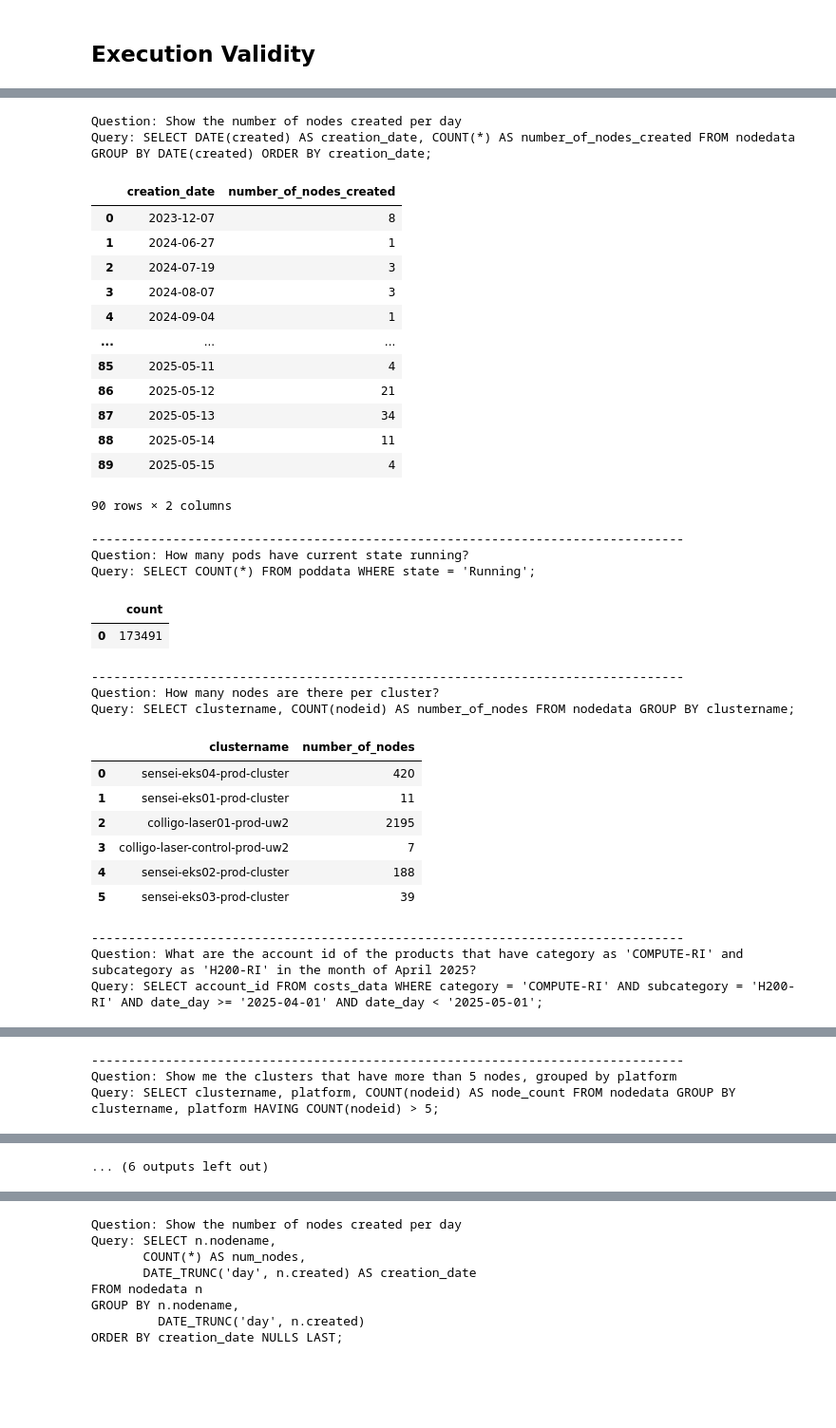
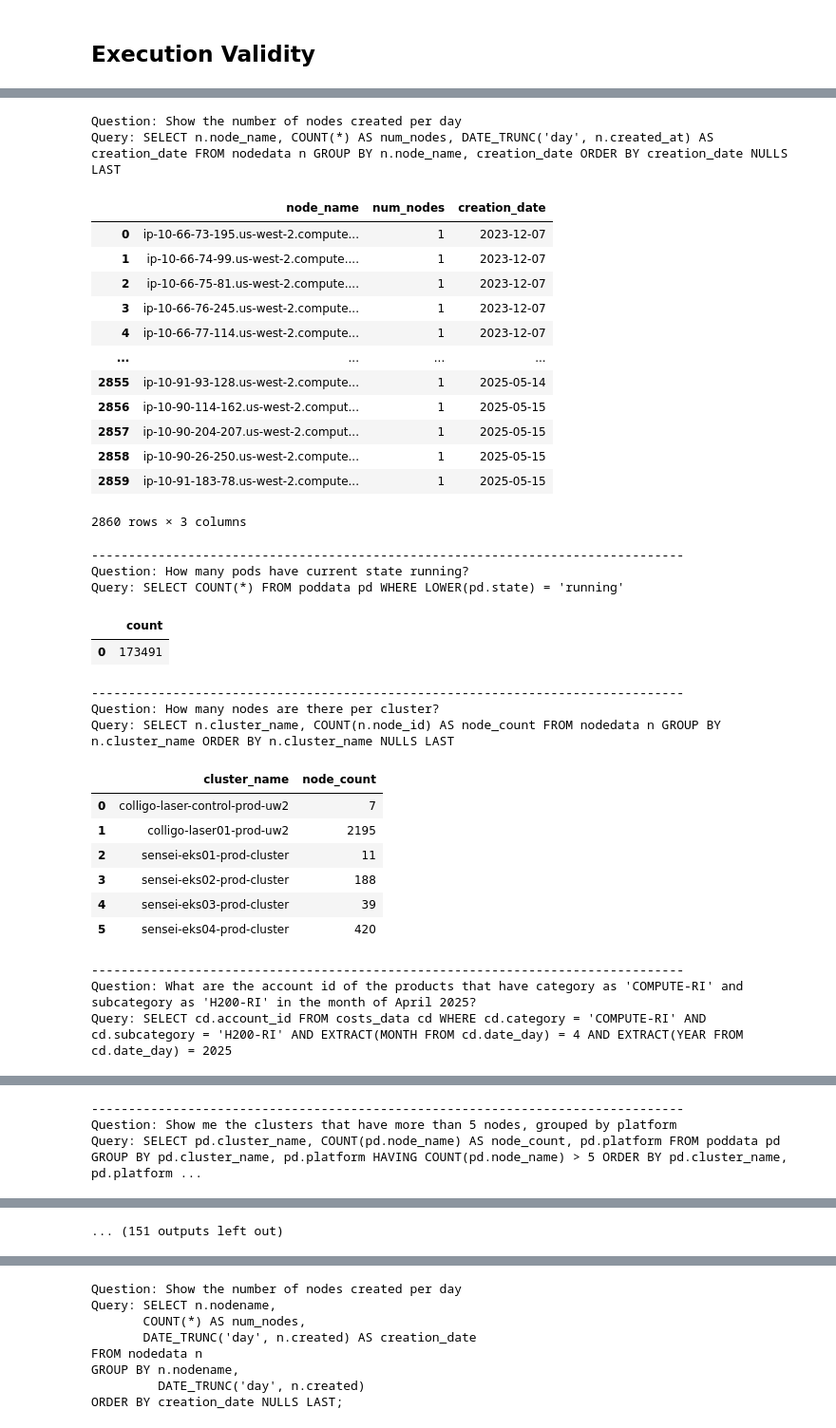
Before and after one commit to AdityaRajIITK/NL2SQL_Evaluator, a Jupyter notebook: evaluator.ipynb, the cells around one changed output, grey strips where cells are left out. Shown: that part at 95% size. Drawn from its saved outputs; the diff is of its cells as text; code cells hidden in the pictures; blank space fills up the shorter version.

Commit message:
Update evaluation metrics and reorganize JSON files

```diff
--- a/evaluator.ipynb
+++ b/evaluator.ipynb
@@ -31,57 +181,57 @@ db_engine = create_engine("postgresql+psycopg2://adityakumarraj:Aa%%407909013706
 # %%
 import json
 import pandas as pd
 
 # Load queries from JSON file
-with open('generated_queries_XIYAN_SQL.json', 'r') as f:
+with open('json files/generated_queries_SQL_Coder_34b.json', 'r') as f:
     queries = json.load(f)
 
 # Execute each query and print results
 for item in queries:
     question = item['question']
     query = item['query']
     print(f'Question: {question}')
     print(f'Query: {query}')
     try:
         df = pd.read_sql_query(query, db_engine)
         display(df)
     except Exception as e:
         print(f'Error executing query: {e}')
     print('-' * 80)
 # %% [output]
 Question: Show the number of nodes created per day
-Query: SELECT DATE(created) AS creation_date, COUNT(*) AS number_of_nodes_created FROM nodedata GROUP BY DATE(created) ORDER BY creation_date;
+Query: SELECT n.node_name, COUNT(*) AS num_nodes, DATE_TRUNC('day', n.created_at) AS creation_date FROM nodedata n GROUP BY n.node_name, creation_date ORDER BY creation_date NULLS LAST
-|  | creation_date | number_of_nodes_created |
-| 0 | 2023-12-07 | 8 |
-| 1 | 2024-06-27 | 1 |
-| 2 | 2024-07-19 | 3 |
-| 3 | 2024-08-07 | 3 |
-| 4 | 2024-09-04 | 1 |
-| ... | ... | ... |
-| 85 | 2025-05-11 | 4 |
-| 86 | 2025-05-12 | 21 |
-| 87 | 2025-05-13 | 34 |
-| 88 | 2025-05-14 | 11 |
-| 89 | 2025-05-15 | 4 |
+|  | node_name | num_nodes | creation_date |
+| 0 | ip-10-66-73-195.us-west-2.compute... | 1 | 2023-12-07 |
+| 1 | ip-10-66-74-99.us-west-2.compute.... | 1 | 2023-12-07 |
+| 2 | ip-10-66-75-81.us-west-2.compute.... | 1 | 2023-12-07 |
+| 3 | ip-10-66-76-245.us-west-2.compute... | 1 | 2023-12-07 |
+| 4 | ip-10-66-77-114.us-west-2.compute... | 1 | 2023-12-07 |
+| ... | ... | ... | ... |
+| 2855 | ip-10-91-93-128.us-west-2.compute... | 1 | 2025-05-14 |
+| 2856 | ip-10-90-114-162.us-west-2.comput... | 1 | 2025-05-15 |
+| 2857 | ip-10-90-204-207.us-west-2.comput... | 1 | 2025-05-15 |
+| 2858 | ip-10-90-26-250.us-west-2.compute... | 1 | 2025-05-15 |
+| 2859 | ip-10-91-183-78.us-west-2.compute... | 1 | 2025-05-15 |
-90 rows × 2 columns
+2860 rows × 3 columns
 --------------------------------------------------------------------------------
 Question: How many pods have current state running?
-Query: SELECT COUNT(*) FROM poddata WHERE state = 'Running';
+Query: SELECT COUNT(*) FROM poddata pd WHERE LOWER(pd.state) = 'running'
 |  | count |
 | 0 | 173491 |
 --------------------------------------------------------------------------------
 Question: How many nodes are there per cluster?
-Query: SELECT clustername, COUNT(nodeid) AS number_of_nodes FROM nodedata GROUP BY clustername;
+Query: SELECT n.cluster_name, COUNT(n.node_id) AS node_count FROM nodedata n GROUP BY n.cluster_name ORDER BY n.cluster_name NULLS LAST
-|  | clustername | number_of_nodes |
-| 0 | sensei-eks04-prod-cluster | 420 |
-| 1 | sensei-eks01-prod-cluster | 11 |
-| 2 | colligo-laser01-prod-uw2 | 2195 |
-| 3 | colligo-laser-control-prod-uw2 | 7 |
-| 4 | sensei-eks02-prod-cluster | 188 |
-| 5 | sensei-eks03-prod-cluster | 39 |
+|  | cluster_name | node_count |
+| 0 | colligo-laser-control-prod-uw2 | 7 |
+| 1 | colligo-laser01-prod-uw2 | 2195 |
+| 2 | sensei-eks01-prod-cluster | 11 |
+| 3 | sensei-eks02-prod-cluster | 188 |
+| 4 | sensei-eks03-prod-cluster | 39 |
+| 5 | sensei-eks04-prod-cluster | 420 |
 --------------------------------------------------------------------------------
 Question: What are the account id of the products that have category as 'COMPUTE-RI' and subcategory as 'H200-RI' in the month of April 2025?
-Query: SELECT account_id FROM costs_data WHERE category = 'COMPUTE-RI' AND subcategory = 'H200-RI' AND date_day >= '2025-04-01' AND date_day < '2025-05-01';
+Query: SELECT cd.account_id FROM costs_data cd WHERE cd.category = 'COMPUTE-RI' AND cd.subcategory = 'H200-RI' AND EXTRACT(MONTH FROM cd.date_day) = 4 AND EXTRACT(YEAR FROM cd.date_day) = 2025
 |  | account_id |
 | 0 | 300610508385 |
 | 1 | 300610508385 |
@@ -101,4 +251,4 @@ Query: SELECT account_id FROM costs_data WHERE category = 'COMPUTE-RI' AND subca
 | 29 | 300610508385 |
 --------------------------------------------------------------------------------
 Question: Show me the clusters that have more than 5 nodes, grouped by platform
-Query: SELECT clustername, platform, COUNT(nodeid) AS node_count FROM nodedata GROUP BY clustername, platform HAVING COUNT(nodeid) > 5;
+Query: SELECT pd.cluster_name, COUNT(pd.node_name) AS node_count, pd.platform FROM poddata pd GROUP BY pd.cluster_name, pd.platform HAVING COUNT(pd.node_name) > 5 ORDER BY pd.cluster_name, pd.platform ...
@@ -115 +263 @@ Query: SELECT COUNT(DISTINCT projectid) AS number_of_projects FROM projectdata W
-... (6 outputs left out)
+... (151 outputs left out)
```
Also changed, not shown: parts of 9 cells of this notebook, 11 other files.
